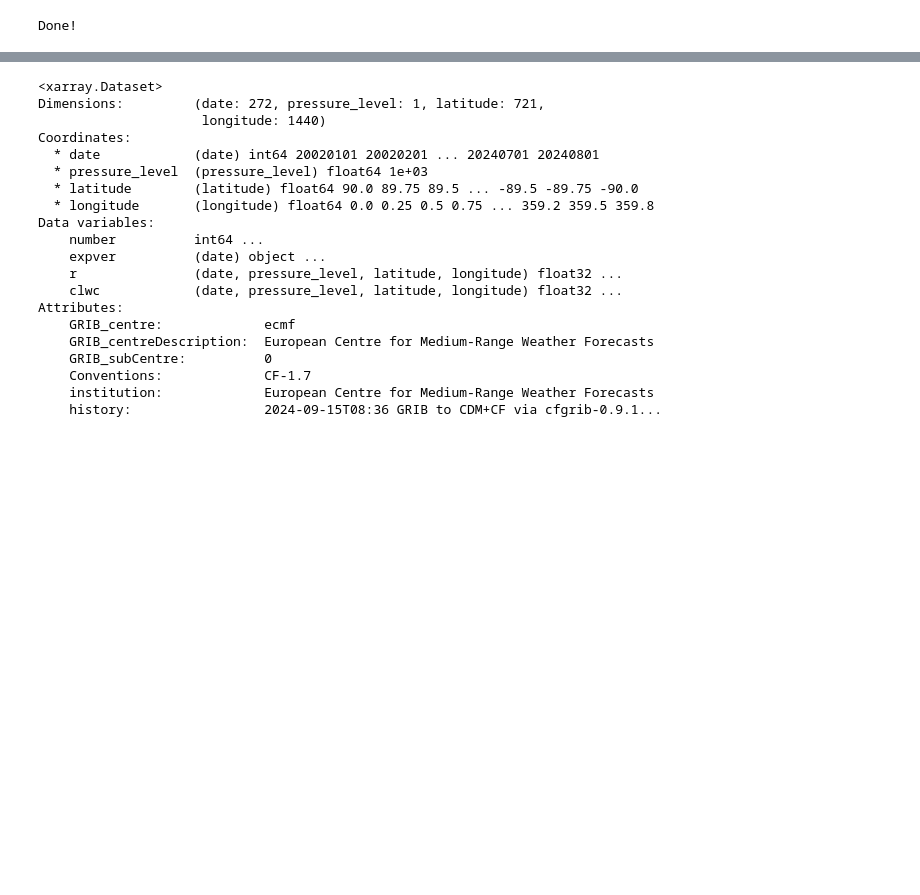
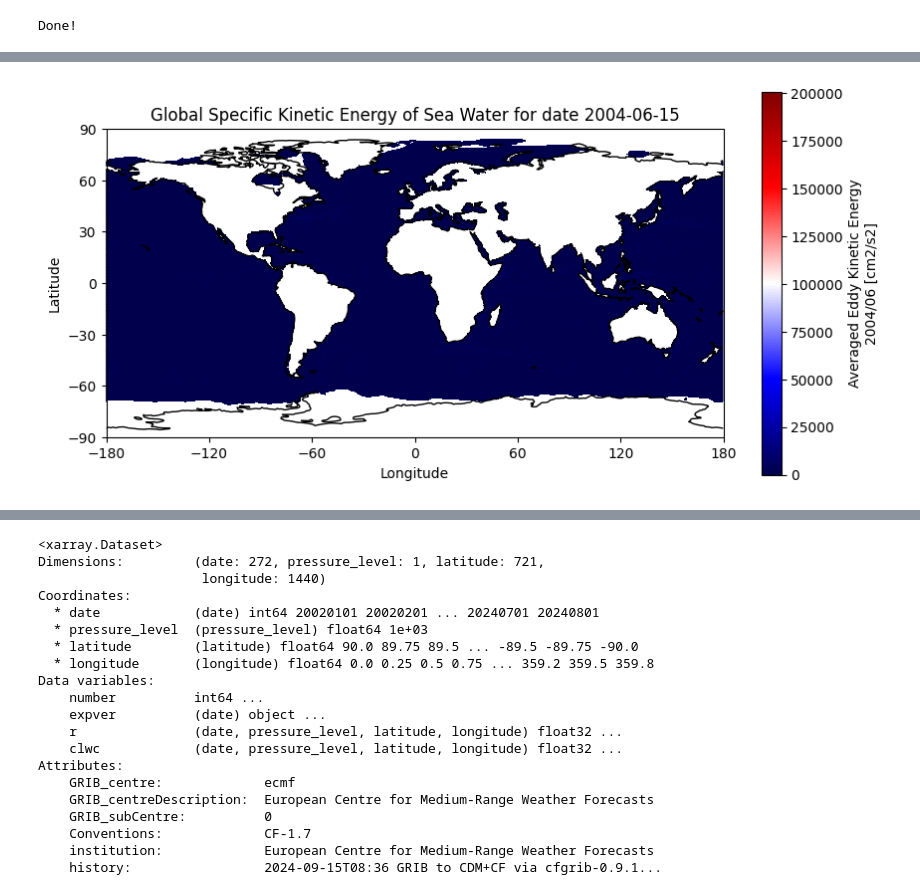
Before and after one commit to Ainard09/ai4ls_2_water_prediction, a Jupyter notebook: Task_2/CSR_GRACE.ipynb, the cells around one changed output, grey strips where cells are left out. Saved outputs shown, nothing was run; the diff lists cells and outputs as text; code cells hidden in the pictures; blank space fills up the shorter version.

```diff
--- a/Task_2/CSR_GRACE.ipynb
+++ b/Task_2/CSR_GRACE.ipynb
@@ -570,0 +632,5 @@ Done!
+# %%
+# plot the map of Sea level Eddy Kinetic Energy
+plot_map(sea_level, "eke", title="Global Specific Kinetic Energy of Sea Water")
+# %% [output]
+[figure, added]
```
Also changed, not shown: parts of 20 cells of this notebook.
